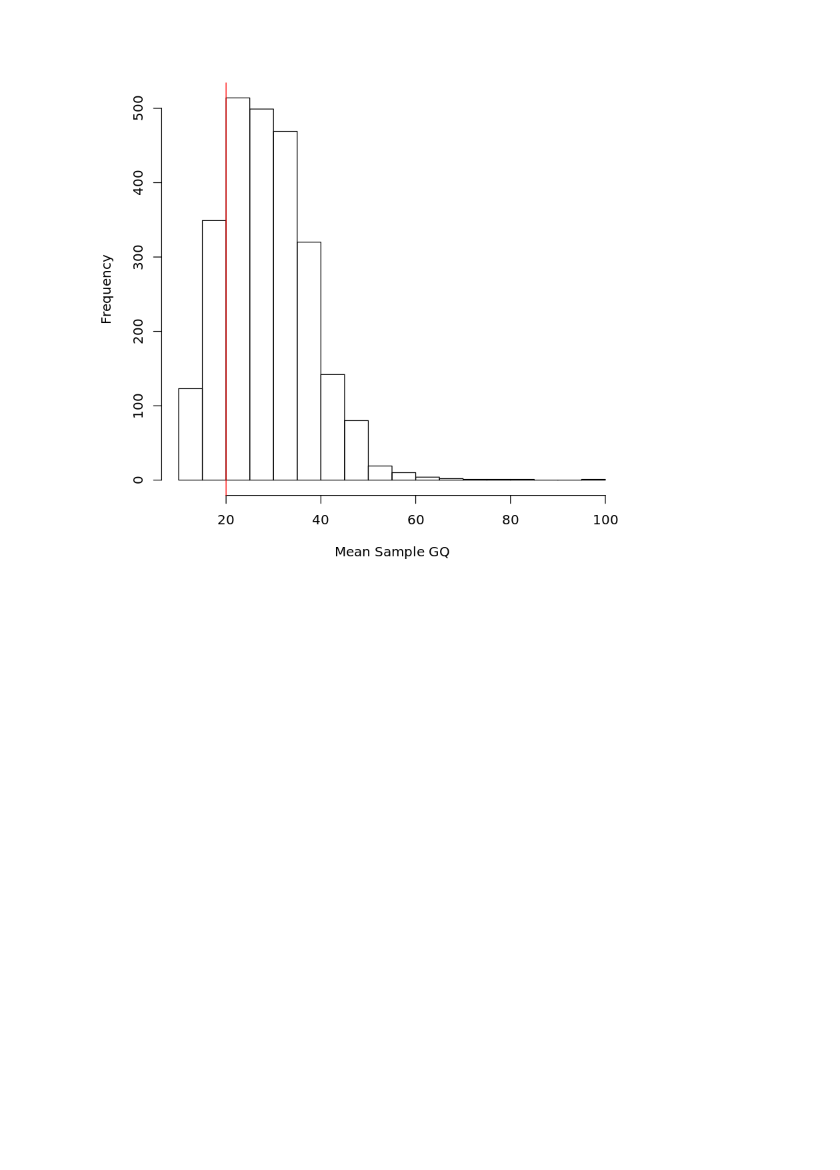
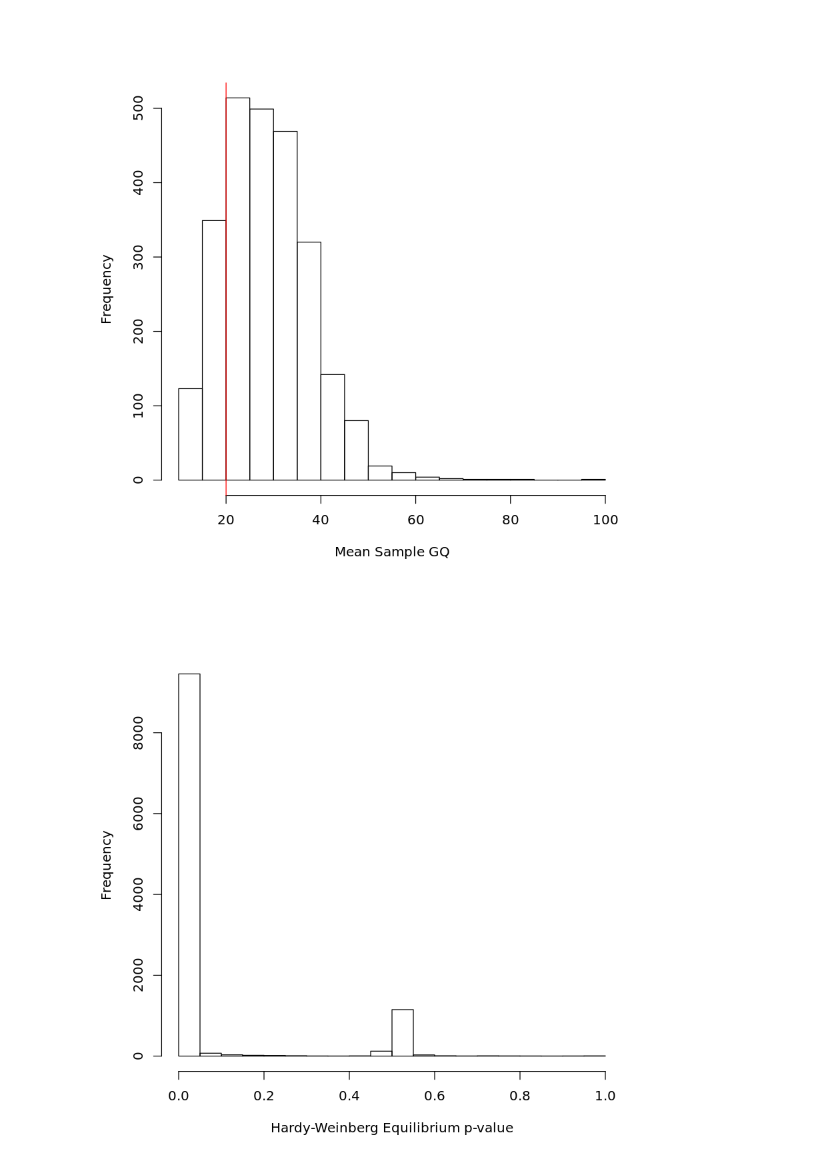
Before and after one commit to shusson/docker-jupyter-hail, a Jupyter notebook: data/plots.ipynb, the cells around one changed output. Drawn from its saved outputs; the diff is of its cells as text; code cells hidden in the pictures; blank space fills up the shorter version.

```diff
--- a/data/plots.ipynb
+++ b/data/plots.ipynb
@@ -13,3 +10,15 @@ hist(sampleqc$callRate, breaks=20, xlab="Sample Call Rate", main=""); abline(v=0
 hist(sampleqc$gqMean, xlab="Mean Sample GQ", main="");abline(v=20, col="red")
 # %% [output]
 [figure]
+# %%
+## Variant QC
+variantqc <- read.table("variantqc.tsv", header=TRUE)
+png("test.variantqc.png", width=800, height = 400)
+par(mfrow=c(2,2))
+hist(variantqc$gqMean, main="", xlab="Variant Mean GQ"); abline(v=20, col="red")
+hist(variantqc$AF, main="", xlab="Minor Allele Frequency", breaks=20); abline(v=0.05, col="red")
+hist(variantqc$callRate, main="", xlab="Variant Call Rate")
+# %%
+hist(variantqc$pHWE, main="", xlab="Hardy-Weinberg Equilibrium p-value")
+# %% [output]
+[figure, added]
```
Also changed, not shown: parts of 4 cells of this notebook, 1 other file.
